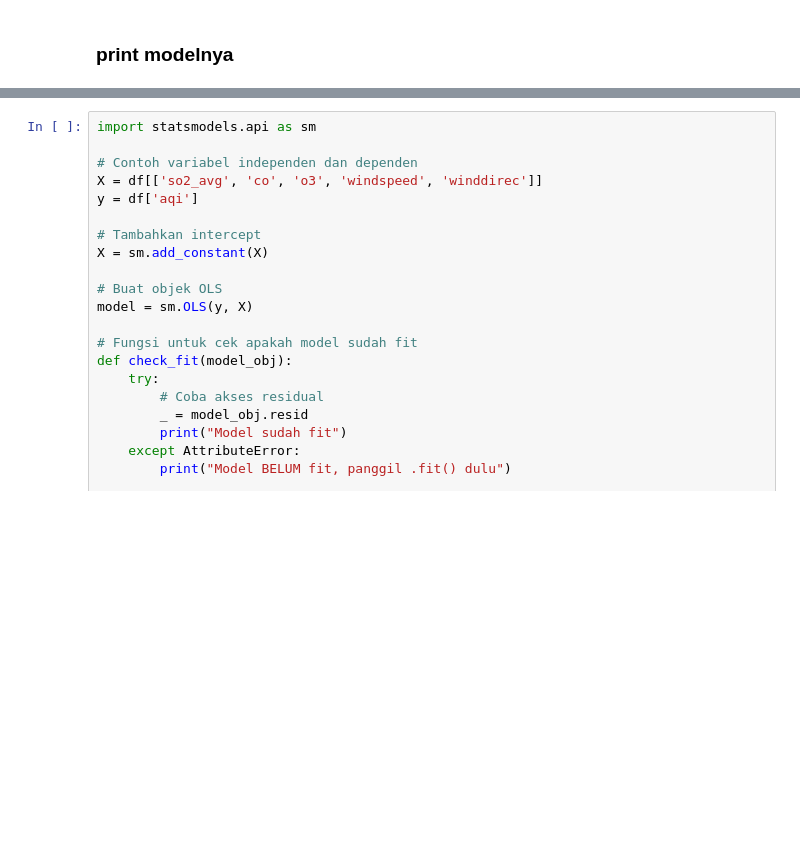
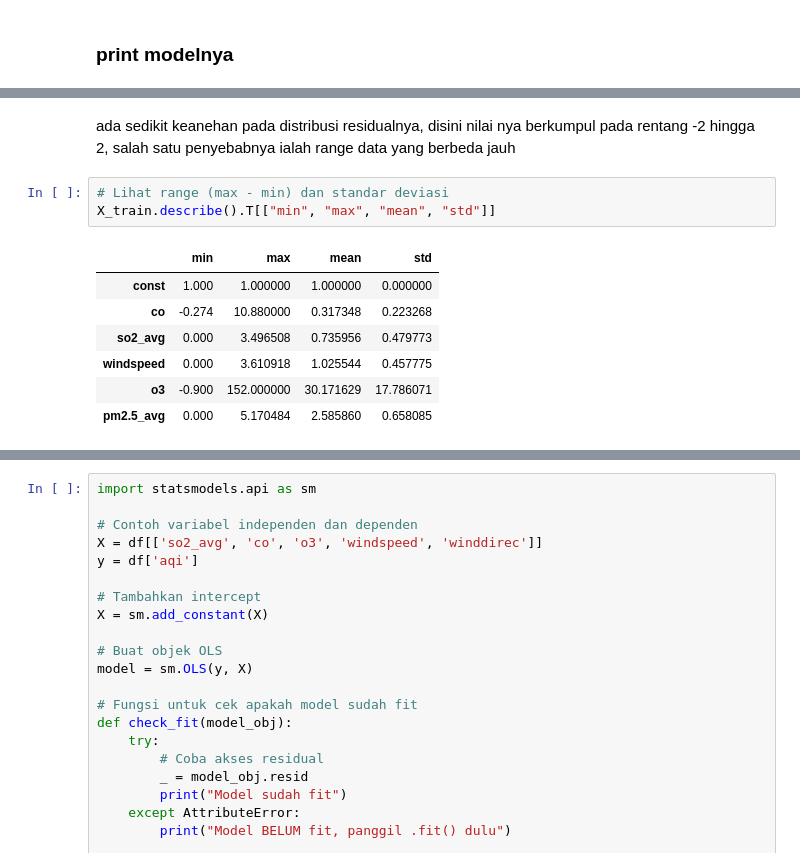
Before and after one commit to fatihdzaki01/Projek_PDS_RegresiLinier, a Jupyter notebook: projek_pds.ipynb, the cells around one changed output, grey strips where cells are left out. Cells and saved outputs as stored; diff of their text form; blank space fills up the shorter version.

```diff
--- a/projek_pds.ipynb
+++ b/projek_pds.ipynb
@@ -485,0 +568,13 @@ Notes:
+# %% [markdown]
+ada sedikit keanehan pada distribusi residualnya, disini nilai nya berkumpul pada rentang -2 hingga 2, salah satu penyebabnya ialah range data yang berbeda jauh
+# %%
+# Lihat range (max - min) dan standar deviasi
+X_train.describe().T[["min", "max", "mean", "std"]]
+# %% [output]
+|  | min | max | mean | std |
+| const | 1.000 | 1.000000 | 1.000000 | 0.000000 |
+| co | -0.274 | 10.880000 | 0.317348 | 0.223268 |
+| so2_avg | 0.000 | 3.496508 | 0.735956 | 0.479773 |
+| windspeed | 0.000 | 3.610918 | 1.025544 | 0.457775 |
+| o3 | -0.900 | 152.000000 | 30.171629 | 17.786071 |
+| pm2.5_avg | 0.000 | 5.170484 | 2.585860 | 0.658085 |
```
Also changed, not shown: parts of 18 cells of this notebook.
